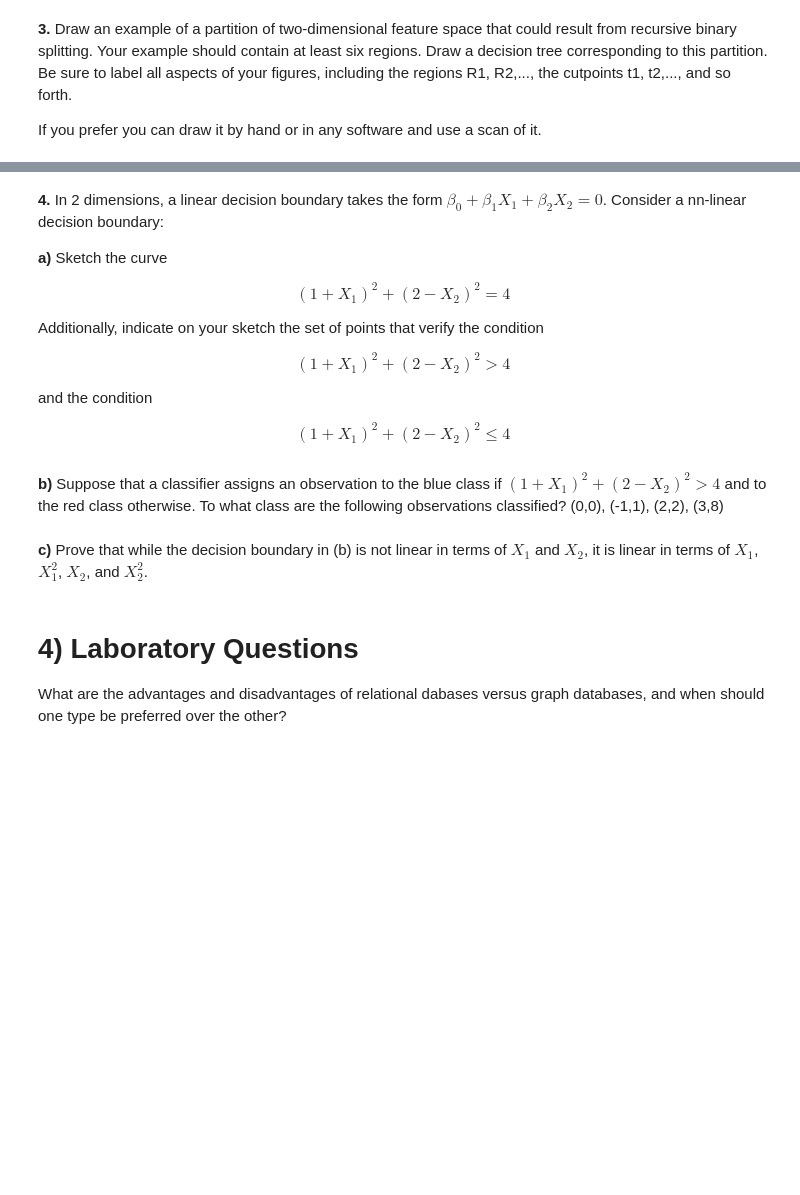
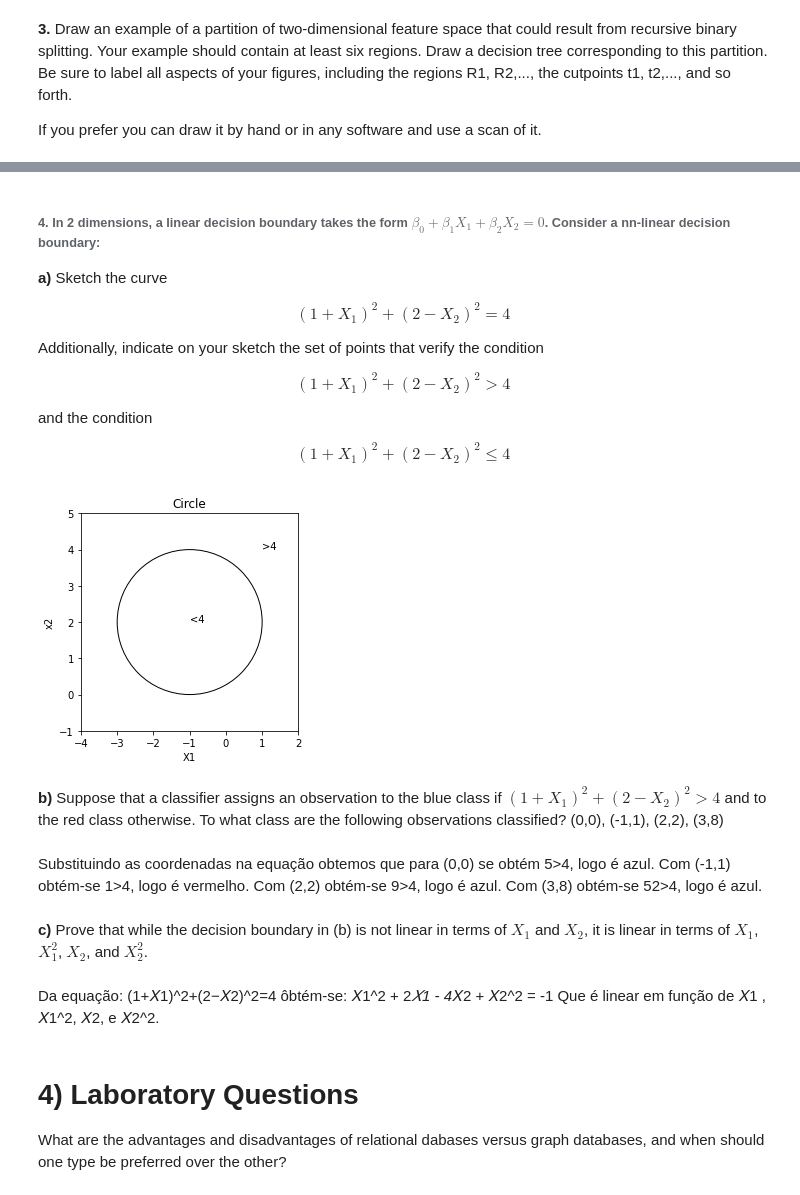
Before and after one commit to LuisLopes25/Assignment2, a Jupyter notebook: Assignment2_tofill.ipynb, the cells around one changed output, grey strips where cells are left out. Drawn from its saved outputs; the diff is of its cells as text; code cells hidden in the pictures; blank space fills up the shorter version.

```diff
--- a/Assignment2_tofill.ipynb
+++ b/Assignment2_tofill.ipynb
@@ -235,5 +415,5 @@ If you prefer you can draw it by hand or in any software and use a scan of it.
 # %% [markdown]
-**4.** In 2 dimensions, a linear decision boundary takes the form $\beta_0 + \beta_1 X_1 + \beta_2 X_2 = 0$. Consider a nn-linear decision boundary:
+###### **4.** In 2 dimensions, a linear decision boundary takes the form $\beta_0 + \beta_1 X_1 + \beta_2 X_2 = 0$. Consider a nn-linear decision boundary:
 
 **a)** Sketch the curve
 
@@ -246,10 +426,37 @@ $$(1 + X_1)^2 + (2 - X_2)^2 > 4$$
 and the condition
 
 $$(1 + X_1)^2 + (2 - X_2)^2 \leq 4$$
+# %%
+figure, axes = plt.subplots()
+c
+
+axes.set_aspect(1)
+axes.add_artist(draw_circle)
+plt.title('Circle')
+plt.xlim([-4, 2])
+plt.ylim([-1, 5])
+plt.xlabel("X1")
+plt.ylabel("x2")
+matplotlib.pyplot.text(-1, 2, '<4')
+matplotlib.pyplot.text(1,4 , '>4')
+plt.show()
+# %% [output]
+[figure, added]
 # %% [markdown]
 **b)** Suppose that a classifier assigns an observation to the blue class if $(1 + X_1)^2 + (2 - X_2)^2 > 4$ and to the red class otherwise. To what class are the following observations classified? (0,0), (-1,1), (2,2), (3,8)
+# %% [markdown]
+Substituindo as coordenadas na equação obtemos que para (0,0) se obtém 5>4, logo é azul.
+Com (-1,1) obtém-se 1>4, logo é vermelho.
+Com (2,2) obtém-se 9>4, logo é azul.
+Com (3,8) obtém-se 52>4, logo é azul.
 # %% [markdown]
 **c)** Prove that while the decision boundary in (b) is not linear in terms of $X_1$ and $X_2$, it is linear in terms of $X_1$, $X_1^2$, $X_2$, and $X_2^2$.
+# %% [markdown]
+Da equação:
+(1+𝑋1)^2+(2−𝑋2)^2=4
+ôbtém-se:
+𝑋1^2 + 2*𝑋1 - 4*𝑋2 + 𝑋2^2 = -1
+Que é linear em função de 𝑋1 , 𝑋1^2, 𝑋2, e 𝑋2^2.
 # %% [markdown]
 # 4) Laboratory Questions
 
```
Also changed, not shown: parts of 18 cells of this notebook.
